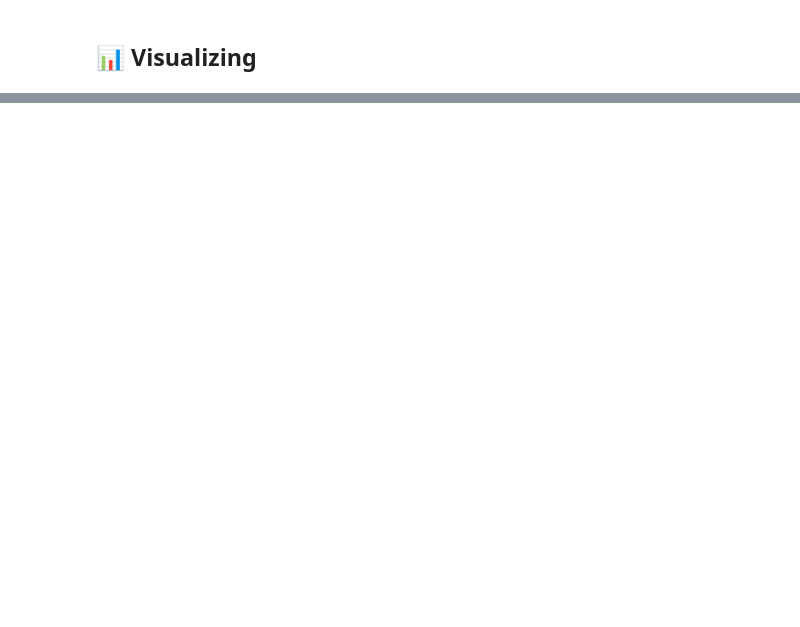
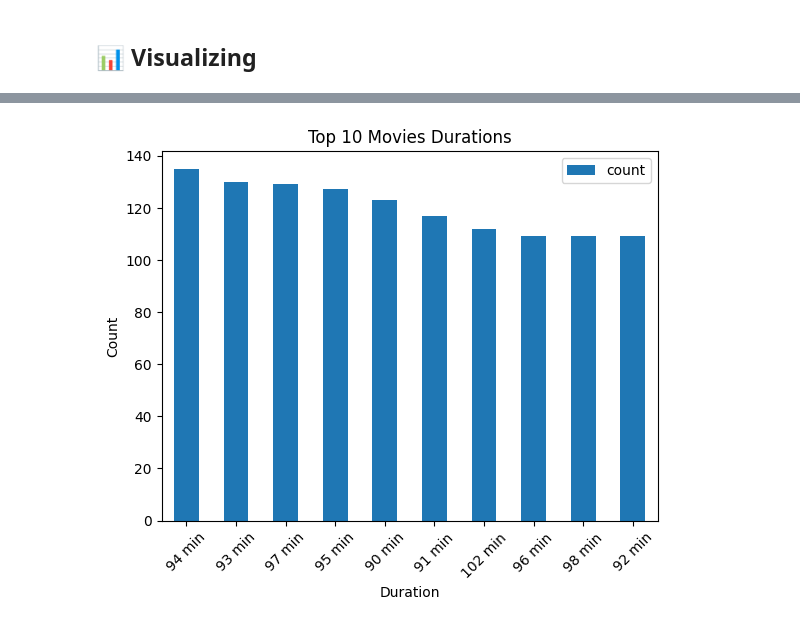
Before and after one commit to Gdyczko/Netflix-Movies-and-TV-Shows, a Jupyter notebook: Netflix_Movies_and_TV_Shows.ipynb, the cells around one changed output, grey strips where cells are left out. Drawn from its saved outputs; the diff is of its cells as text; code cells hidden in the pictures; blank space fills up the shorter version.

```diff
--- a/Netflix_Movies_and_TV_Shows.ipynb
+++ b/Netflix_Movies_and_TV_Shows.ipynb
@@ -594,0 +570,10 @@ Text(0, 0.5, 'Count')
+# %%
+# Visualization top 10 Movies Durations
+top_10_movies_durations.plot(x='duration', y='count', kind='bar')
+plt.title("Top 10 Movies Durations")
+plt.xlabel("Duration")
+plt.ylabel("Count")
+plt.xticks(rotation=45)
+plt.show()
+# %% [output]
+[figure, added]
```
Also changed, not shown: parts of 52 cells of this notebook.
